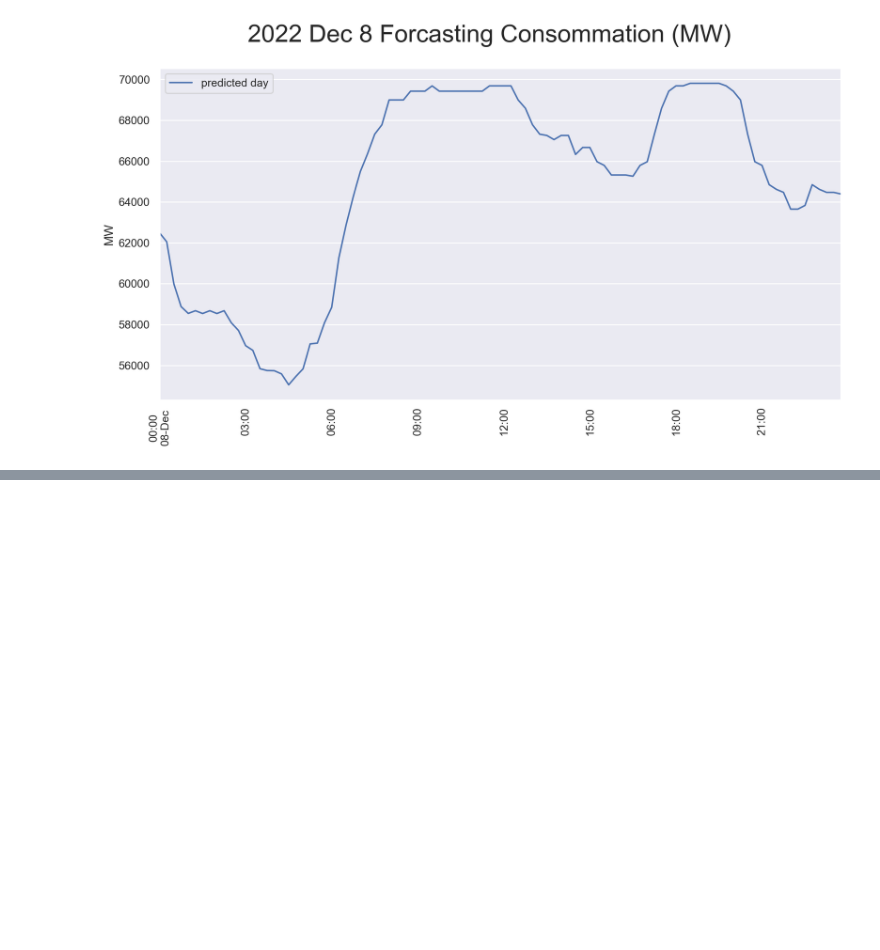
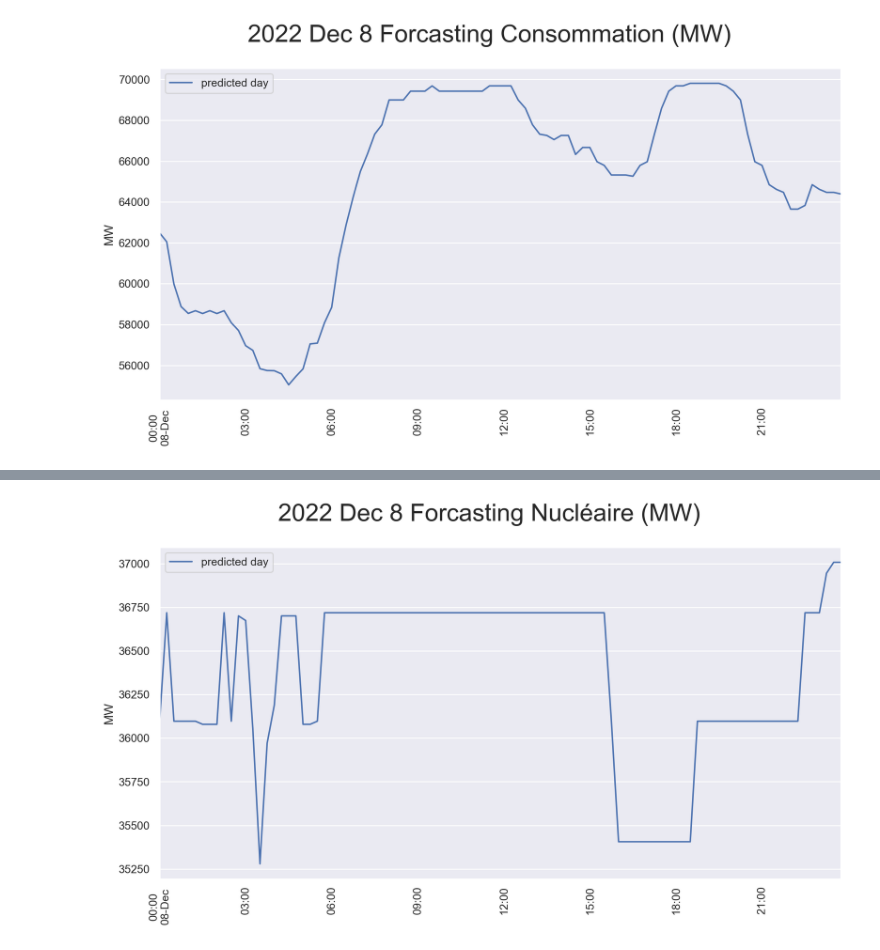
Before and after one commit to otmaneelallaki/HAX712X-DOS, a Jupyter notebook: Project/Pred8dec.ipynb, the cells around one changed output, grey strips where cells are left out. Cells and saved outputs as stored; diff of their text form; code cells hidden in the pictures; blank space fills up the shorter version.

```diff
--- a/Project/Pred8dec.ipynb
+++ b/Project/Pred8dec.ipynb
@@ -94,0 +134,6 @@ Model.plot(dayPred,date)
+# %%
+Model = md.Dos(df, 2)
+Featurs = Model.createFeatures()
+reg = Model.fitModel()
+dayPred, date = Model.DayPred(2022,12,8,reg)
+dayPred
@@ -94,0 +161,4 @@ Model.plot(dayPred,date)
+# %%
+Model.plot(dayPred,date)
+# %% [output]
+[figure, added]
```
Also changed, not shown: parts of 13 cells of this notebook.
